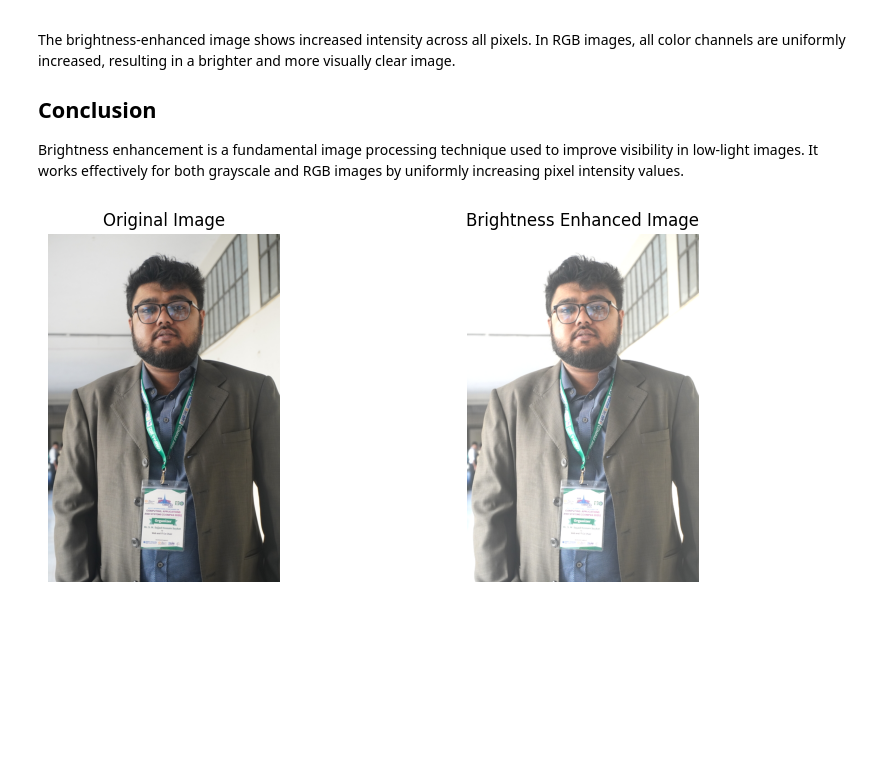
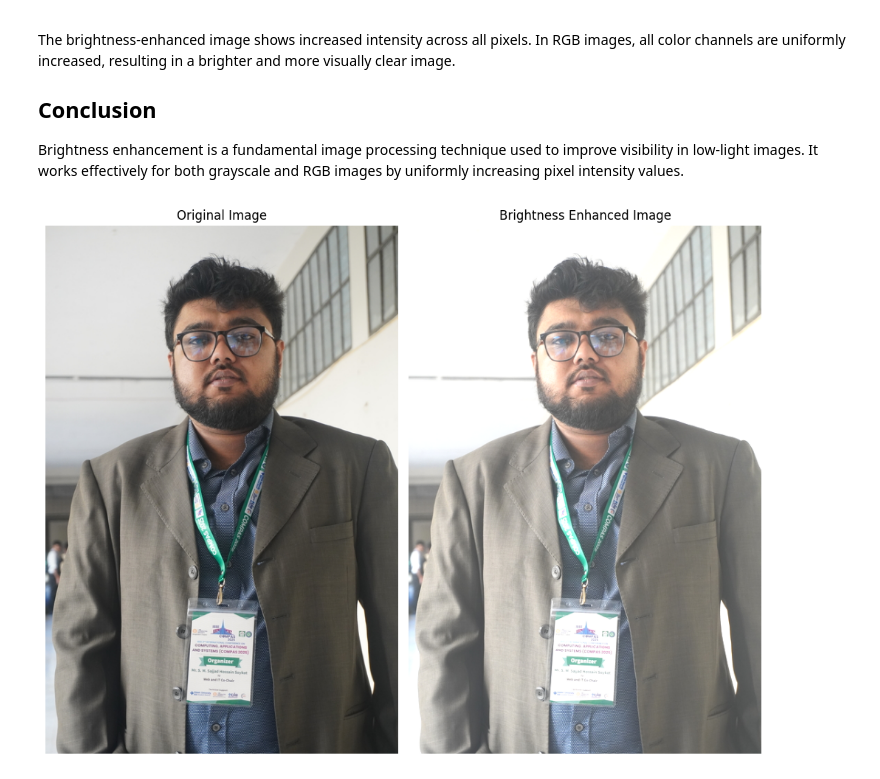
Before and after one commit to SajjadHossainSoykot/ICT-4104-Digital-Signal-and-Image-Processing-Laboratory, a Jupyter notebook: Exp5_BrightnessEnhance.ipynb, the cells around one changed output. Drawn from its saved outputs; the diff is of its cells as text; code cells hidden in the pictures; blank space fills up the shorter version.

Commit message:
Update Exp5_Output.png with new visual data representation

```diff
--- a/Exp5_BrightnessEnhance.ipynb
+++ b/Exp5_BrightnessEnhance.ipynb
@@ -73,32 +73,33 @@ img = cv2.cvtColor(img, cv2.COLOR_BGR2RGB)
 # Brightness constant
 b = 50
 
 h, w, c = img.shape
 bright = np.zeros((h, w, c), dtype=np.uint8)
 
 # Apply brightness enhancement manually
 for i in range(h):
     for j in range(w):
         for k in range(c):  # RGB channels
             value = int(img[i, j, k]) + b
             if value > 255:
                 value = 255
             bright[i, j, k] = value
 
 # Display images
-plt.figure(figsize=(10, 4))
+plt.figure(figsize=(10, 8))
 
 plt.subplot(1, 2, 1)
 plt.imshow(img)
 plt.title("Original Image")
 plt.axis("off")
 
 plt.subplot(1, 2, 2)
 plt.imshow(bright)
 plt.title("Brightness Enhanced Image")
 plt.axis("off")
 
 plt.tight_layout()
+plt.savefig('Exp5_Output.png')  # Save full figure
 plt.show()
 # %% [output]
-[figure, old version]
+[figure, new version]
```
Also changed, not shown: 1 other file.
